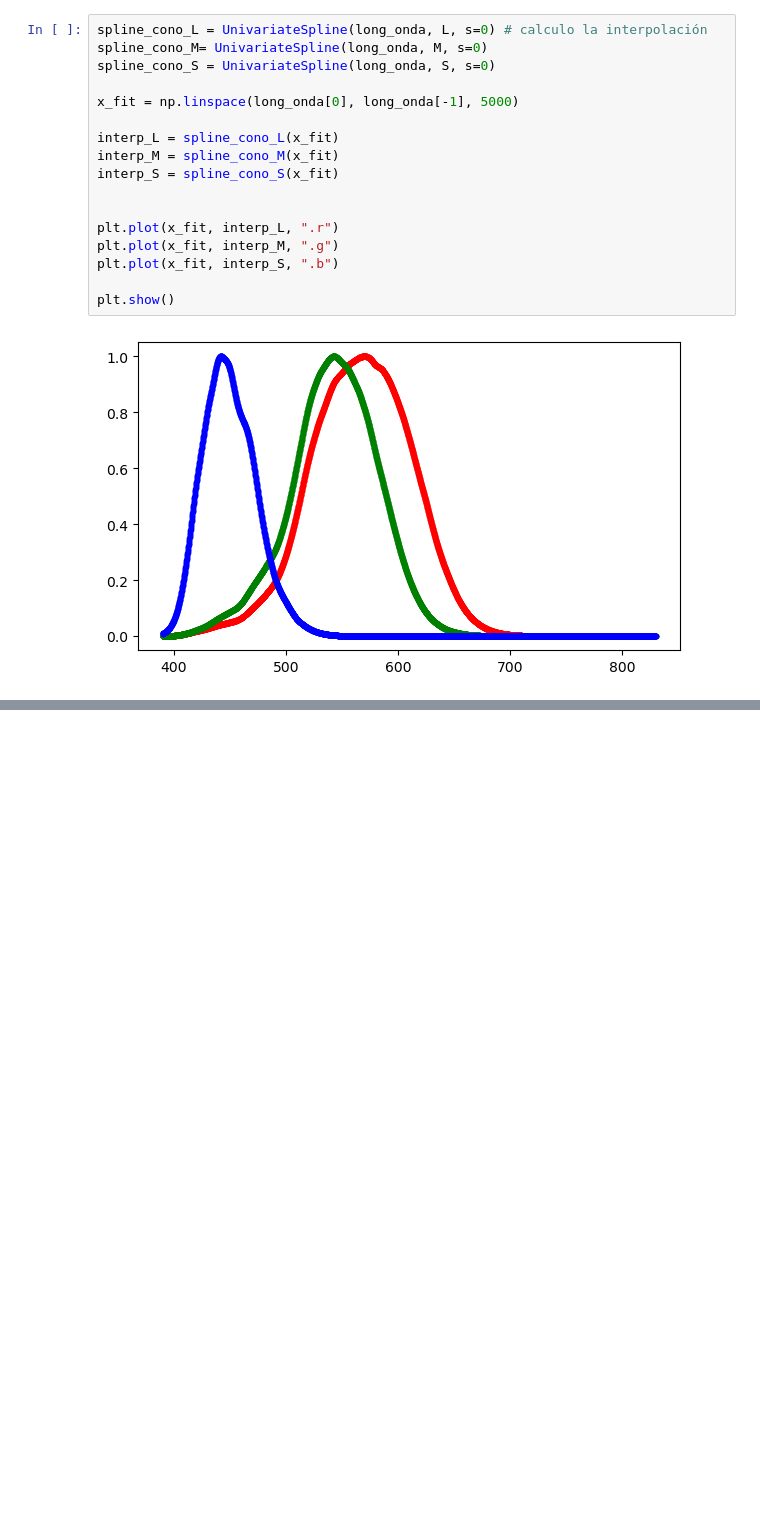
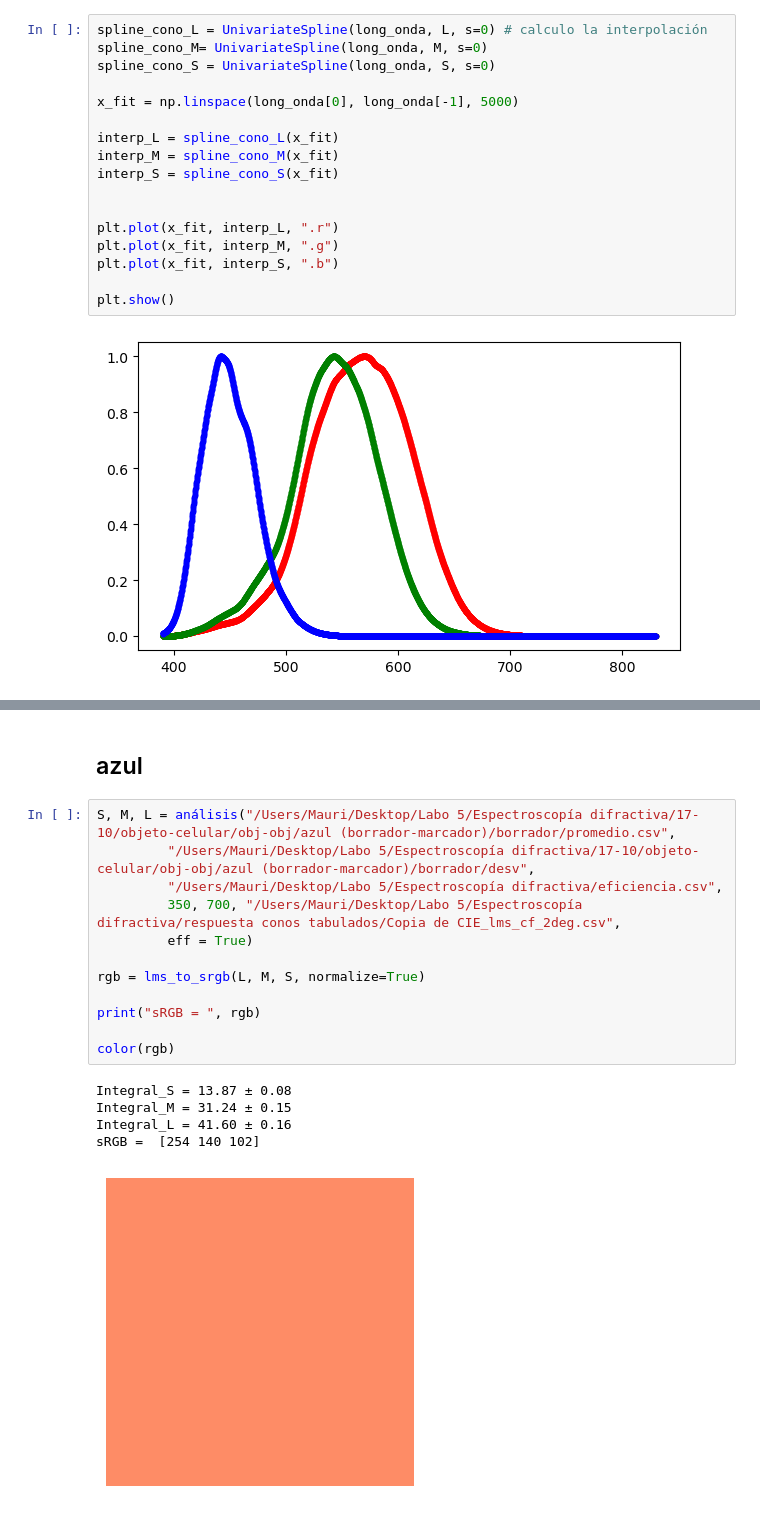
Before and after one commit to mauri-stack/labo5, a Jupyter notebook: espectroscopía_difractiva/visión_en_color.ipynb, the cells around one changed output, grey strips where cells are left out. Cells and saved outputs as stored; diff of their text form; blank space fills up the shorter version.

```diff
--- a/espectroscopía_difractiva/visión_en_color.ipynb
+++ b/espectroscopía_difractiva/visión_en_color.ipynb
@@ -476,0 +438,20 @@ Celular Celular, Rosa
+# %% [markdown]
+## azul
+# %%
+S, M, L = análisis("/Users/Mauri/Desktop/Labo 5/Espectroscopía difractiva/17-10/objeto-celular/obj-obj/azul (borrador-marcador)/borrador/promedio.csv",
+         "/Users/Mauri/Desktop/Labo 5/Espectroscopía difractiva/17-10/objeto-celular/obj-obj/azul (borrador-marcador)/borrador/desv",
+         "/Users/Mauri/Desktop/Labo 5/Espectroscopía difractiva/eficiencia.csv",
+         350, 700, "/Users/Mauri/Desktop/Labo 5/Espectroscopía difractiva/respuesta conos tabulados/Copia de CIE_lms_cf_2deg.csv",
+         eff = True)
+
+rgb = lms_to_srgb(L, M, S, normalize=True)
+
+print("sRGB = ", rgb)
+
+color(rgb)
+# %% [output]
+Integral_S = 13.87 ± 0.08
+Integral_M = 31.24 ± 0.15
+Integral_L = 41.60 ± 0.16
+sRGB =  [254 140 102]
+[figure, added]
```
Also changed, not shown: parts of 27 cells of this notebook.
